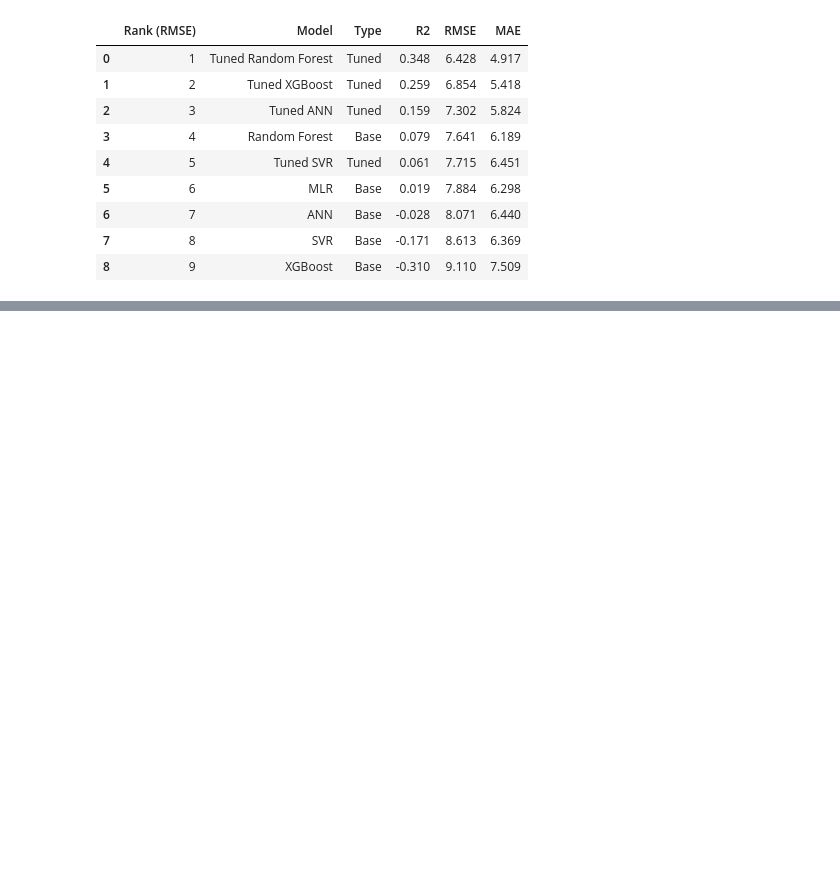
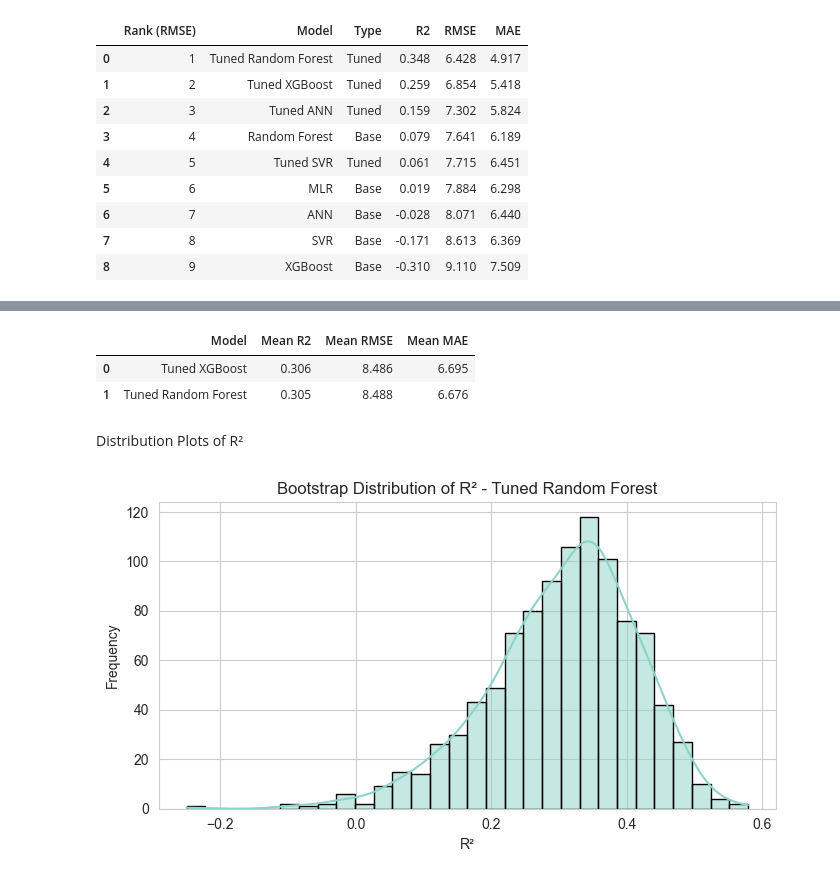
Before and after one commit to aavasd75/thesis_codes, a Jupyter notebook: final_model_analysis.ipynb, the cells around one changed output, grey strips where cells are left out. Drawn from its saved outputs; the diff is of its cells as text; code cells hidden in the pictures; blank space fills up the shorter version.

Commit message:
Added bootstrapping

```diff
--- a/final_model_analysis.ipynb
+++ b/final_model_analysis.ipynb
@@ -1983,0 +1988,5 @@ master_table
+# %%
+X_boot = X.copy()
+y_boot = y.copy()
+
+print(X_boot.shape, y_boot.shape)
@@ -1983,0 +2059,10 @@ master_table
+# %%
+rf_boot_results = bootstrap_oob_evaluation(
+    model=best_rf,
+    X=X_boot,
+    y=y_boot,
+    n_bootstrap=1000,
+    random_state=42
+)
+
+rf_boot_results.head()
@@ -1983,0 +2152,26 @@ master_table
+# %%
+boot_compare = pd.DataFrame({
+    "Model": ["Tuned Random Forest", "Tuned XGBoost"],
+    "Mean R2": [rf_boot_results["R2"].mean(), xgb_boot_results["R2"].mean()],
+    "Mean RMSE": [rf_boot_results["RMSE"].mean(), xgb_boot_results["RMSE"].mean()],
+    "Mean MAE": [rf_boot_results["MAE"].mean(), xgb_boot_results["MAE"].mean()]
+}).round(3)
+
+boot_compare = boot_compare.sort_values(by="Mean RMSE").reset_index(drop=True)
+boot_compare
+# %% [output]
+|  | Model | Mean R2 | Mean RMSE | Mean MAE |
+| 0 | Tuned XGBoost | 0.306 | 8.486 | 6.695 |
+| 1 | Tuned Random Forest | 0.305 | 8.488 | 6.676 |
+# %% [markdown]
+Distribution Plots of R²
+# %%
+plt.figure(figsize=(7, 4))
+sns.histplot(rf_boot_results["R2"], bins=30, kde=True, edgecolor="black")
+plt.title("Bootstrap Distribution of R² - Tuned Random Forest")
+plt.xlabel("R²")
+plt.ylabel("Frequency")
+plt.tight_layout()
+plt.show()
+# %% [output]
+[figure, added]
```
Also changed, not shown: parts of 19 cells of this notebook.
